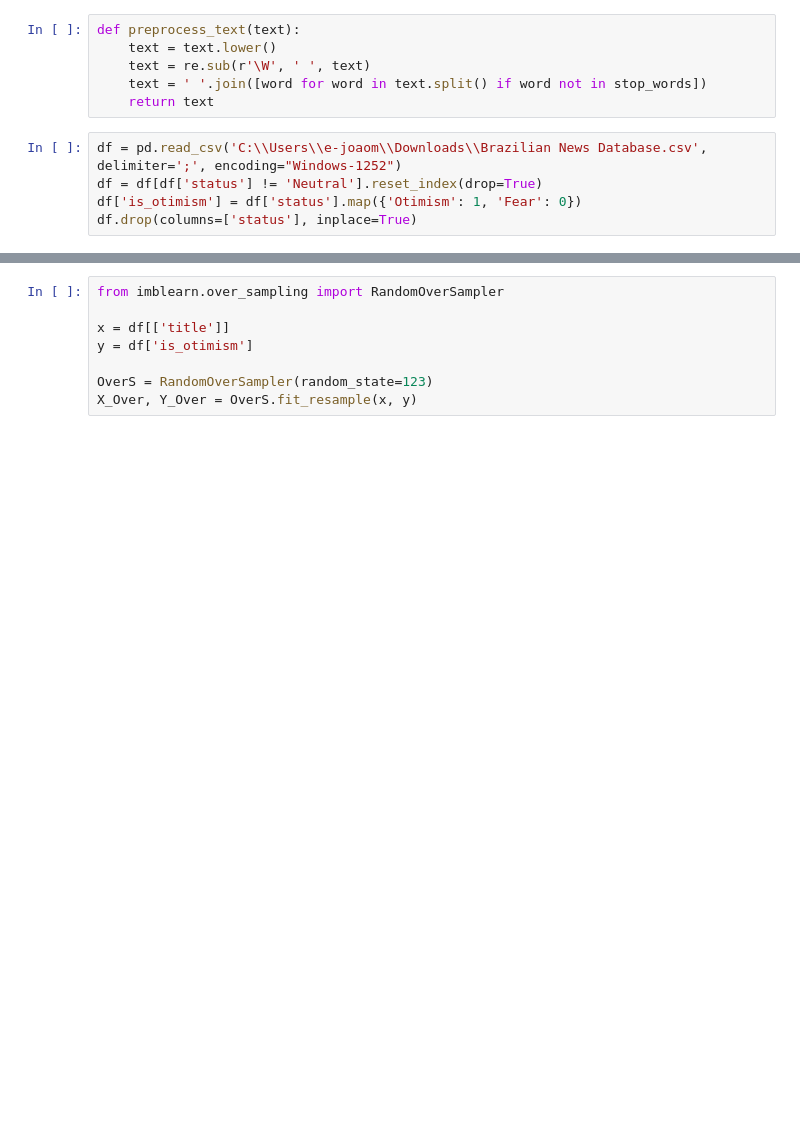
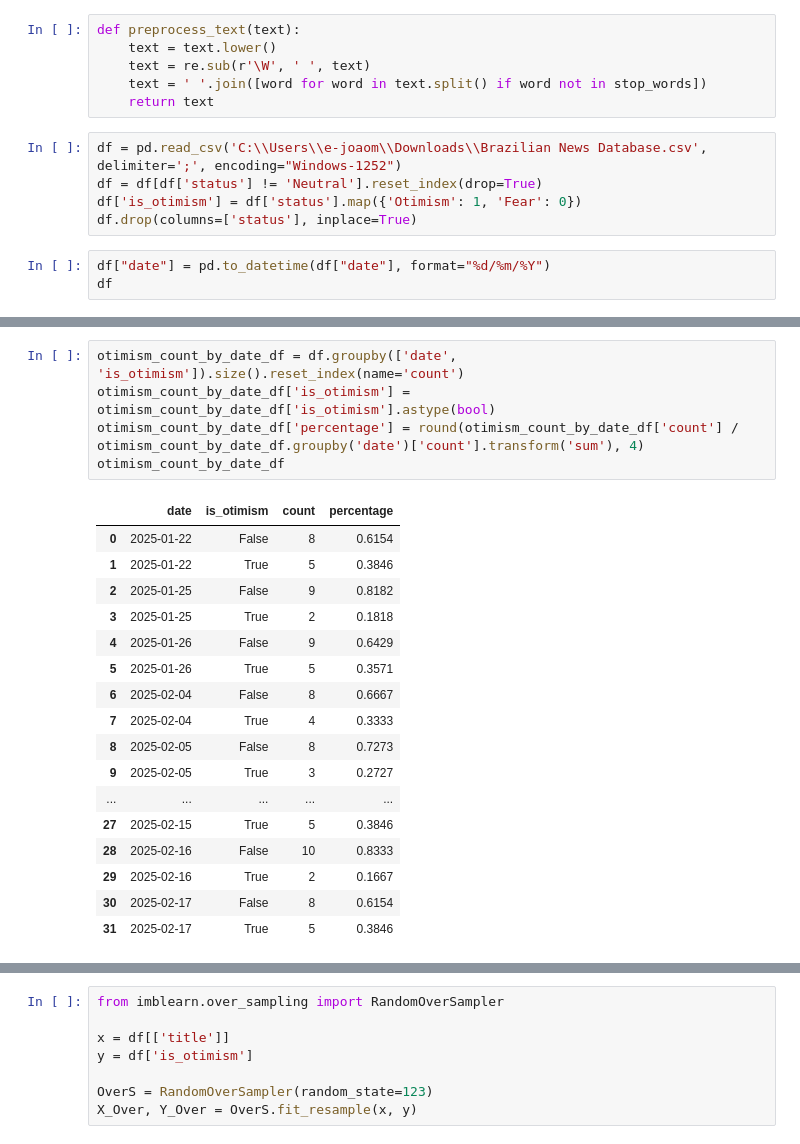
Before and after one commit to joaopaivaa/Economic-News-Classifier-NLP-Model, a Jupyter notebook: nlp_model.ipynb, the cells around one changed output, grey strips where cells are left out. Drawn from its saved outputs; the diff is of its cells as text; blank space fills up the shorter version.

```diff
--- a/nlp_model.ipynb
+++ b/nlp_model.ipynb
@@ -24,3 +24,6 @@ df = pd.read_csv('C:\\Users\\e-joaom\\Downloads\\Brazilian News Database.csv', d
 df = df[df['status'] != 'Neutral'].reset_index(drop=True)
 df['is_otimism'] = df['status'].map({'Otimism': 1, 'Fear': 0})
 df.drop(columns=['status'], inplace=True)
+# %%
+df["date"] = pd.to_datetime(df["date"], format="%d/%m/%Y")
+df
@@ -26,0 +44,23 @@ df.drop(columns=['status'], inplace=True)
+# %%
+otimism_count_by_date_df = df.groupby(['date', 'is_otimism']).size().reset_index(name='count')
+otimism_count_by_date_df['is_otimism'] = otimism_count_by_date_df['is_otimism'].astype(bool)
+otimism_count_by_date_df['percentage'] = round(otimism_count_by_date_df['count'] / otimism_count_by_date_df.groupby('date')['count'].transform('sum'), 4)
+otimism_count_by_date_df
+# %% [output]
+|  | date | is_otimism | count | percentage |
+| 0 | 2025-01-22 | False | 8 | 0.6154 |
+| 1 | 2025-01-22 | True | 5 | 0.3846 |
+| 2 | 2025-01-25 | False | 9 | 0.8182 |
+| 3 | 2025-01-25 | True | 2 | 0.1818 |
+| 4 | 2025-01-26 | False | 9 | 0.6429 |
+| 5 | 2025-01-26 | True | 5 | 0.3571 |
+| 6 | 2025-02-04 | False | 8 | 0.6667 |
+| 7 | 2025-02-04 | True | 4 | 0.3333 |
+| 8 | 2025-02-05 | False | 8 | 0.7273 |
+| 9 | 2025-02-05 | True | 3 | 0.2727 |
+| ... | ... | ... | ... | ... |
+| 27 | 2025-02-15 | True | 5 | 0.3846 |
+| 28 | 2025-02-16 | False | 10 | 0.8333 |
+| 29 | 2025-02-16 | True | 2 | 0.1667 |
+| 30 | 2025-02-17 | False | 8 | 0.6154 |
+| 31 | 2025-02-17 | True | 5 | 0.3846 |
```
Also changed, not shown: parts of 11 cells of this notebook.
